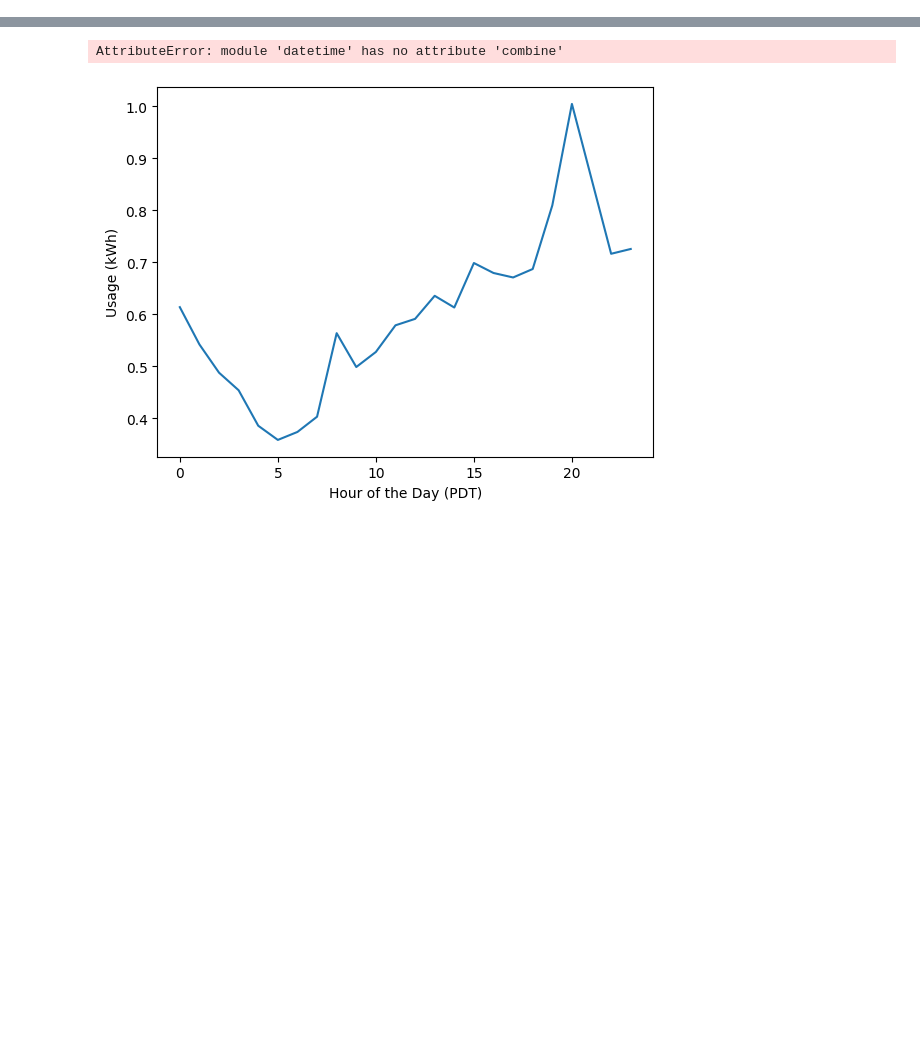
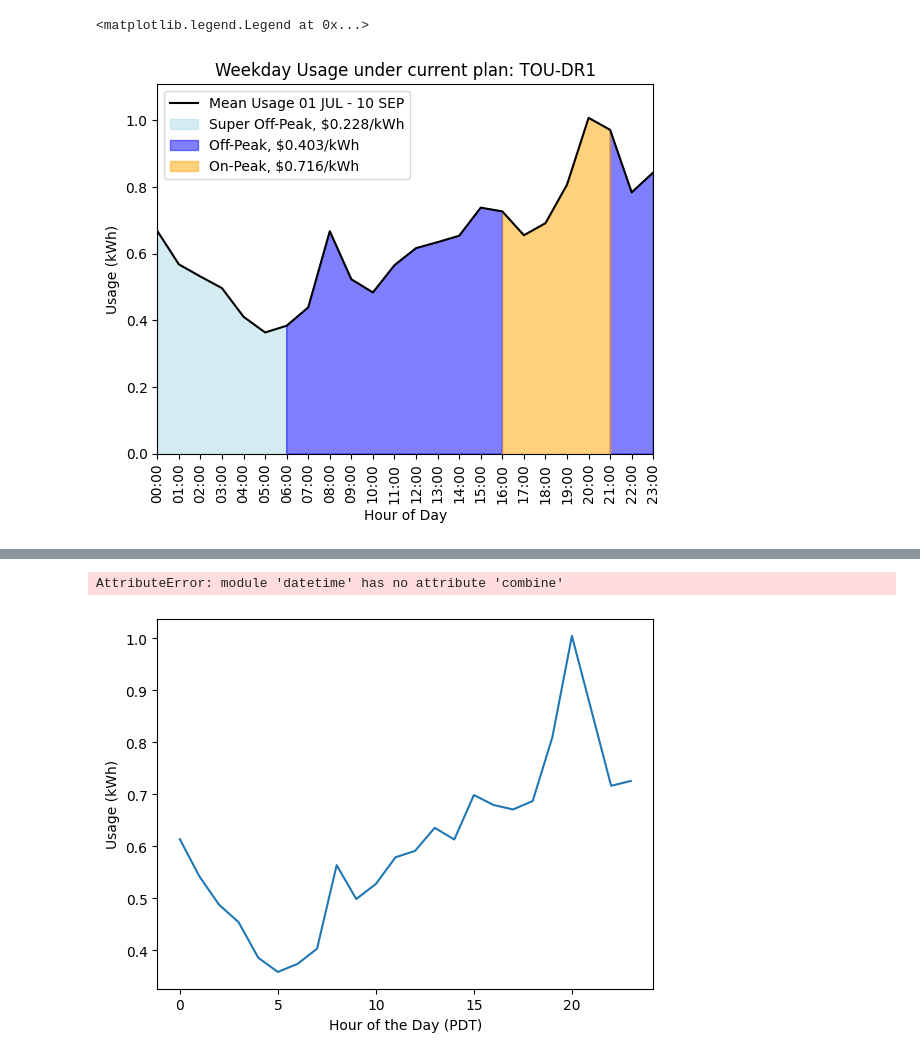
Before and after one commit to bartonnoah/houz_electricity, a Jupyter notebook: houz_electricity.ipynb, the cells around one changed output, grey strips where cells are left out. Saved outputs shown, nothing was run; the diff lists cells and outputs as text; code cells hidden in the pictures; blank space fills up the shorter version.

Commit message:
made plots

```diff
--- a/houz_electricity.ipynb
+++ b/houz_electricity.ipynb
@@ -6,0 +6,10 @@ from dateutil import parser
+# %%
+usage = pd.read_excel('houz electricity.xlsx')
+usage['datetime'] = np.nan
+for index, row in usage.iterrows():
+    if isinstance(row['Date'],datetime):
+        usage['datetime'][index] = row['Date'] + timedelta(hours=row['Start Time'].hour)
+    else:
+        usage['datetime'][index] = datetime.strptime(row['Date'],'%m/%d/%Y') + timedelta(hours=row['Start Time'].hour)
+usage = usage.drop(columns='Date')
+usage
@@ -7,7 +34,7 @@ from dateutil import parser
 # %%
-usage = pd.read_excel('houz electricity.xlsx')
 weekends = (5, 6)
-holidays = (datetime.date(2023, 7, 4), datetime.date(2023, 9, 4))
+holidays = (datetime(2023, 7, 4), datetime(2023, 9, 4))
+usage['weekday'] = np.nan
 def weekday_or_nah(date):
     if date in holidays:
         return False
@@ -15,5 +42,8 @@ def weekday_or_nah(date):
         return True
     elif date.weekday() in weekends:
         return False
-usage
+for index, row in usage.iterrows():
+    usage['weekday'][index] = weekday_or_nah(row['datetime'])
+usage_weekdays = usage[(usage['weekday'])].drop(columns='weekday')
+usage_weekends_holidays = usage[usage['weekday'] == False].drop(columns='weekday')
 # %% [output]
@@ -32,0 +54,4 @@ usage
+# %%
+usage_weekdays_hourly = usage_weekdays.groupby(by='Start Time').mean().reset_index()
+usage_weekends_holidays_hourly = usage_weekends_holidays.groupby(by='Start Time').mean().reset_index()
+usage_weekdays_hourly
@@ -32,0 +76,18 @@ usage
+# %%
+plt.plot(usage_weekdays_hourly['Usage (kWh)'], c='black', label='Mean Usage 01 JUL - 10 SEP')
+plt.xlabel('Hour of Day')
+plt.ylabel('Usage (kWh)')
+super_off_peak_dr1_mask = (usage_weekdays_hourly.index <= 6)
+off_peak_dr1_mask = ((usage_weekdays_hourly.index >= 6) & (usage_weekdays_hourly.index <= 16)) | (usage_weekdays_hourly.index >= 21)
+on_peak_dr1_mask = (usage_weekdays_hourly.index >= 16) & (usage_weekdays_hourly.index <= 21)
+plt.fill_between(usage_weekdays_hourly.index, usage_weekdays_hourly['Usage (kWh)'], where=super_off_peak_dr1_mask, color='lightblue', alpha=0.5, label='Super Off-Peak, $0.228/kWh')
+plt.fill_between(usage_weekdays_hourly.index, usage_weekdays_hourly['Usage (kWh)'], where=off_peak_dr1_mask, color='blue', alpha=0.5, label='Off-Peak, $0.403/kWh')
+plt.fill_between(usage_weekdays_hourly.index, usage_weekdays_hourly['Usage (kWh)'], where=on_peak_dr1_mask, color='orange', alpha=0.5, label='On-Peak, $0.716/kWh')
+plt.title('Weekday Usage under current plan: TOU-DR1')
+plt.xticks(usage_weekdays_hourly.index, ['00:00', '01:00', '02:00', '03:00', '04:00', '05:00', '06:00', '07:00', '08:00', '09:00', '10:00', '11:00', '12:00', '13:00', '14:00', '15:00', '16:00', '17:00', '18:00', '19:00', '20:00', '21:00', '22:00', '23:00'], rotation=90)
+plt.xlim(0,23)
+plt.ylim(0,np.max(usage_weekdays_hourly['Usage (kWh)']) * 1.1)
+plt.legend()
+# %% [output]
+<matplotlib.legend.Legend at 0x...>
+[figure, added]
```
Also changed, not shown: parts of 6 cells of this notebook, 1 other file.
